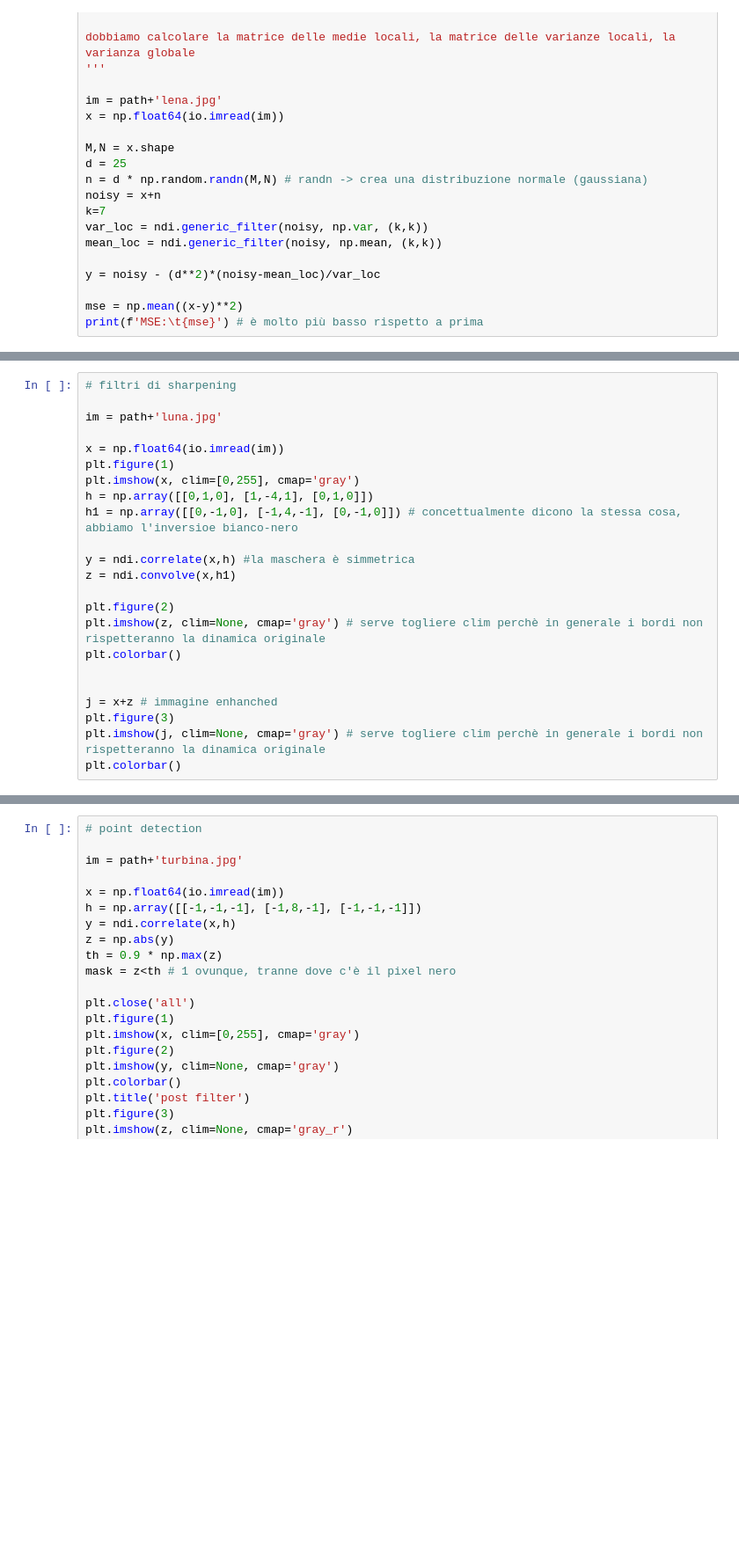
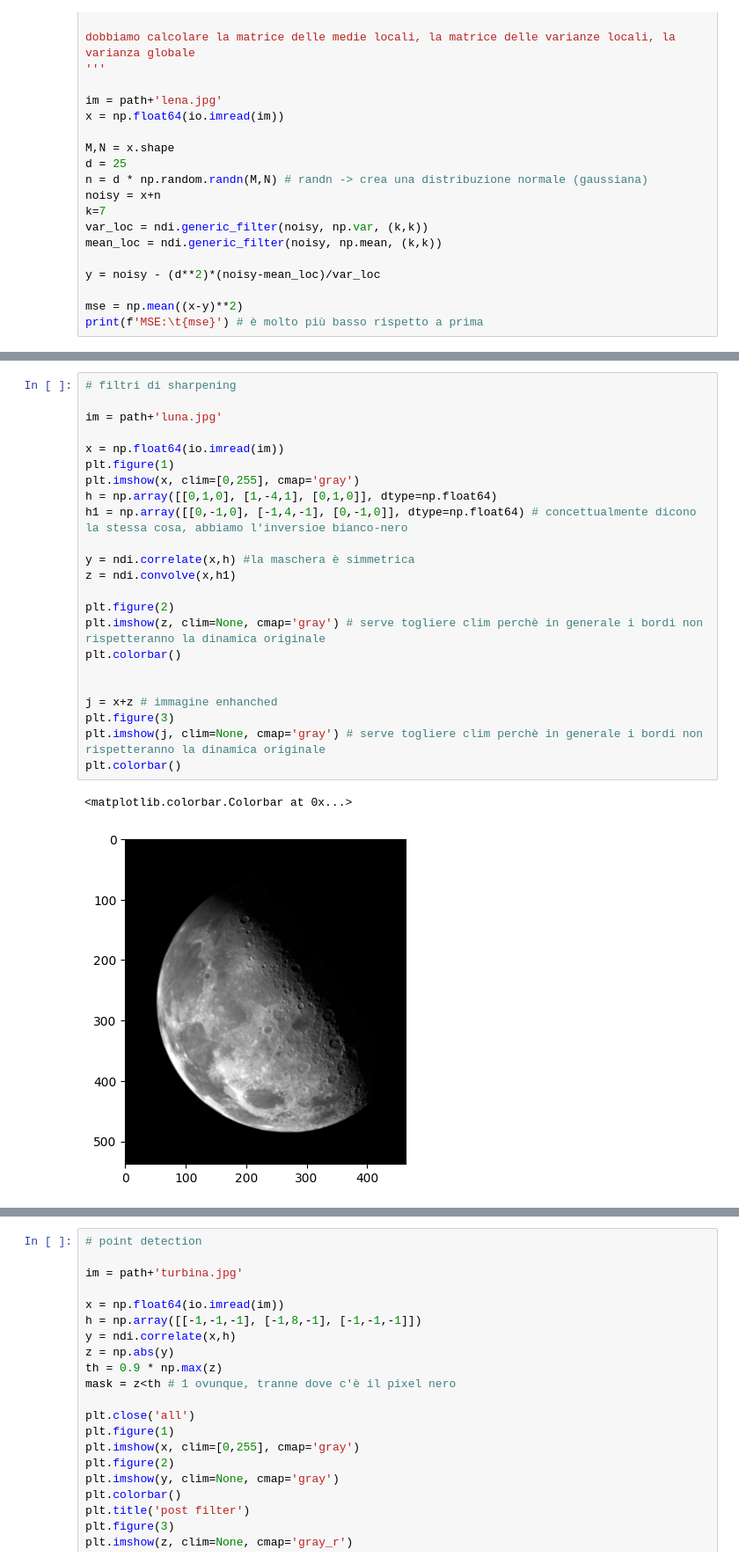
Before and after one commit to roccolr/ESM, a Jupyter notebook: esercitazioni/esercitazione_3/teoria.ipynb, the cells around one changed output, grey strips where cells are left out. Shown at 88% size. Saved outputs shown, nothing was run; the diff lists cells and outputs as text; blank space fills up the shorter version.

```diff
--- a/esercitazioni/esercitazione_3/teoria.ipynb
+++ b/esercitazioni/esercitazione_3/teoria.ipynb
@@ -156,23 +153,26 @@ print(f'MSE:\t{mse}') # è molto più basso rispetto a prima
 # %%
 # filtri di sharpening
 
 im = path+'luna.jpg'
 
 x = np.float64(io.imread(im))
 plt.figure(1)
 plt.imshow(x, clim=[0,255], cmap='gray')
-h = np.array([[0,1,0], [1,-4,1], [0,1,0]])
-h1 = np.array([[0,-1,0], [-1,4,-1], [0,-1,0]]) # concettualmente dicono la stessa cosa, abbiamo l'inversioe bianco-nero
+h = np.array([[0,1,0], [1,-4,1], [0,1,0]], dtype=np.float64)
+h1 = np.array([[0,-1,0], [-1,4,-1], [0,-1,0]], dtype=np.float64) # concettualmente dicono la stessa cosa, abbiamo l'inversioe bianco-nero
 
 y = ndi.correlate(x,h) #la maschera è simmetrica
 z = ndi.convolve(x,h1)
 
 plt.figure(2)
 plt.imshow(z, clim=None, cmap='gray') # serve togliere clim perchè in generale i bordi non rispetteranno la dinamica originale
 plt.colorbar()
 
 
 j = x+z # immagine enhanched
 plt.figure(3)
 plt.imshow(j, clim=None, cmap='gray') # serve togliere clim perchè in generale i bordi non rispetteranno la dinamica originale
 plt.colorbar()
+# %% [output]
+<matplotlib.colorbar.Colorbar at 0x...>
+[figure, added]
```
Also changed, not shown: parts of 5 cells of this notebook, 17 other files.
